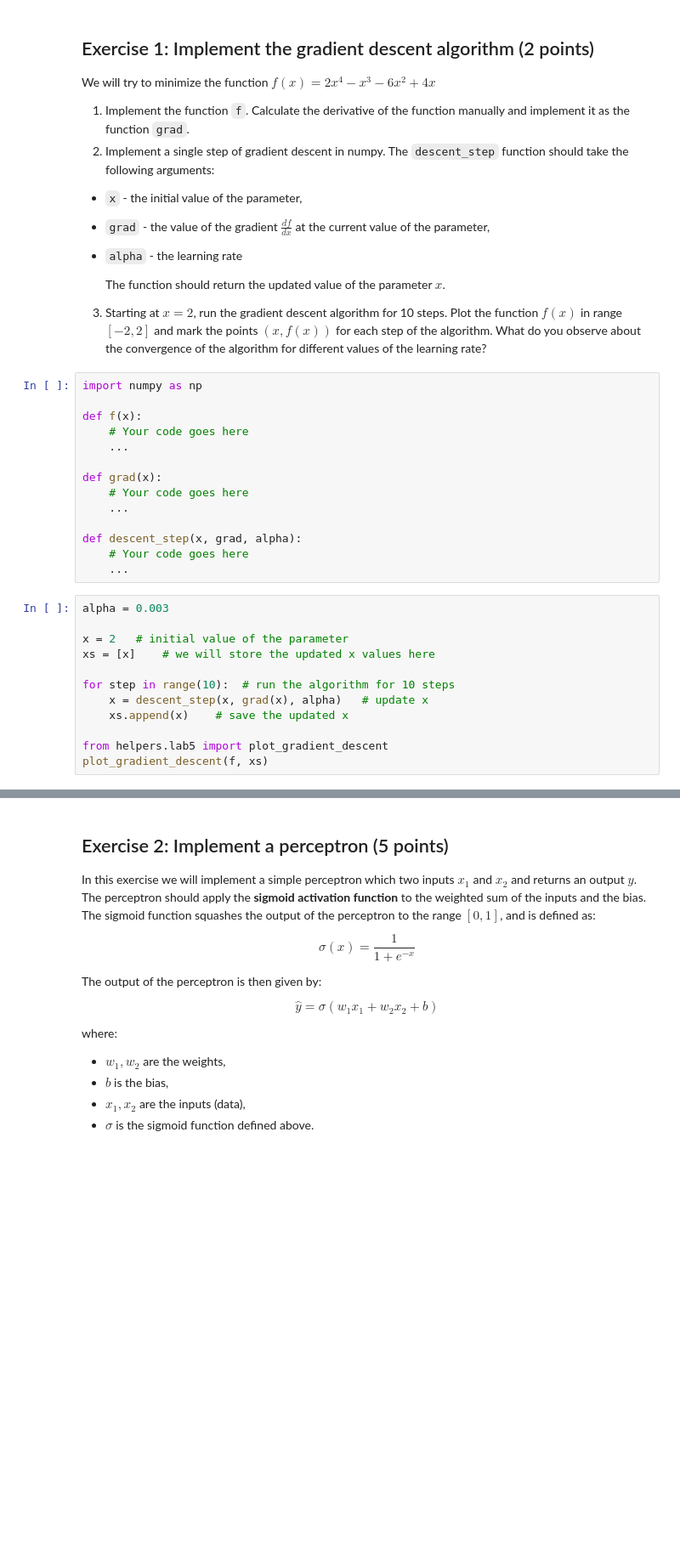
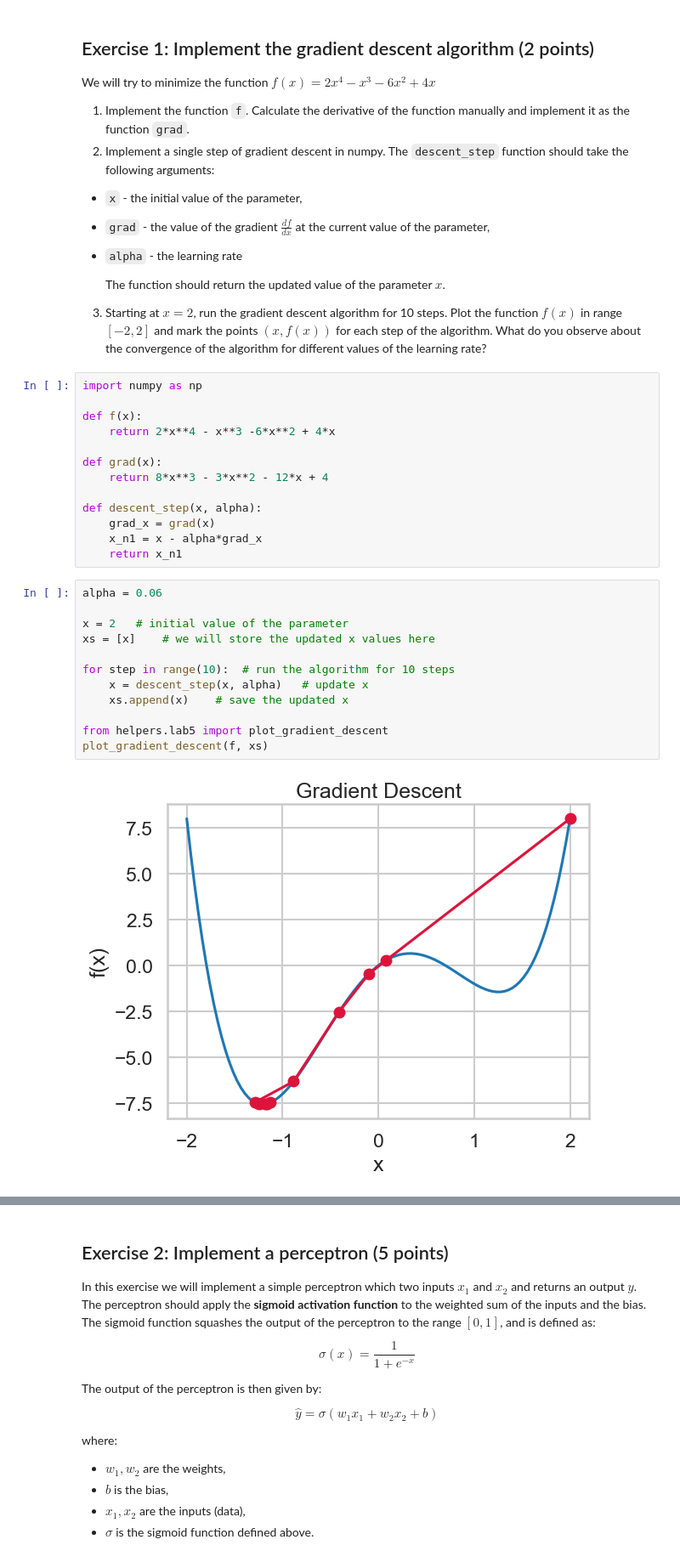
Before and after one commit to pegas036/pum-25, a Jupyter notebook: lab5.ipynb, the cells around one changed output, grey strips where cells are left out. Shown at 85% size. Saved outputs shown, nothing was run; the diff lists cells and outputs as text; blank space fills up the shorter version.

```diff
--- a/lab5.ipynb
+++ b/lab5.ipynb
@@ -57,28 +57,29 @@ We will try to minimize the function $f(x) = 2x^4 - x^3 - 6x^2 + 4x$
 import numpy as np
 
 def f(x):
-    # Your code goes here
-    ...
+    return 2*x**4 - x**3 -6*x**2 + 4*x
 
 def grad(x):
-    # Your code goes here
-    ...
+    return 8*x**3 - 3*x**2 - 12*x + 4
 
-def descent_step(x, grad, alpha):
-    # Your code goes here
-    ...
+def descent_step(x, alpha):
+    grad_x = grad(x)
+    x_n1 = x - alpha*grad_x
+    return x_n1
 # %%
-alpha = 0.003
+alpha = 0.06
 
 x = 2   # initial value of the parameter
 xs = [x]    # we will store the updated x values here
 
 for step in range(10):  # run the algorithm for 10 steps
-    x = descent_step(x, grad(x), alpha)   # update x
+    x = descent_step(x, alpha)   # update x
     xs.append(x)    # save the updated x
 
 from helpers.lab5 import plot_gradient_descent
 plot_gradient_descent(f, xs)
+# %% [output]
+[figure, added]
 # %% [markdown]
 ## Perceptron
 
```
Also changed, not shown: parts of 1 cell of this notebook.
